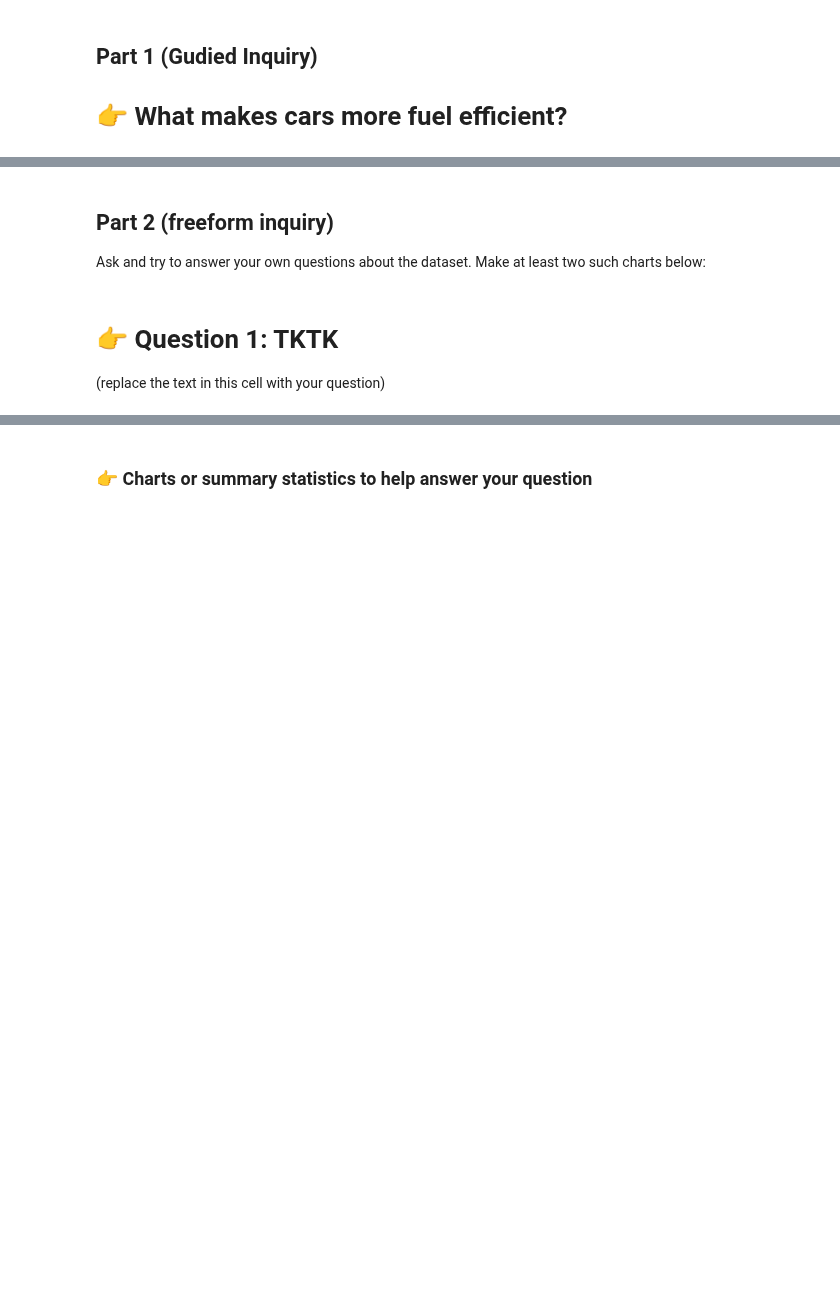
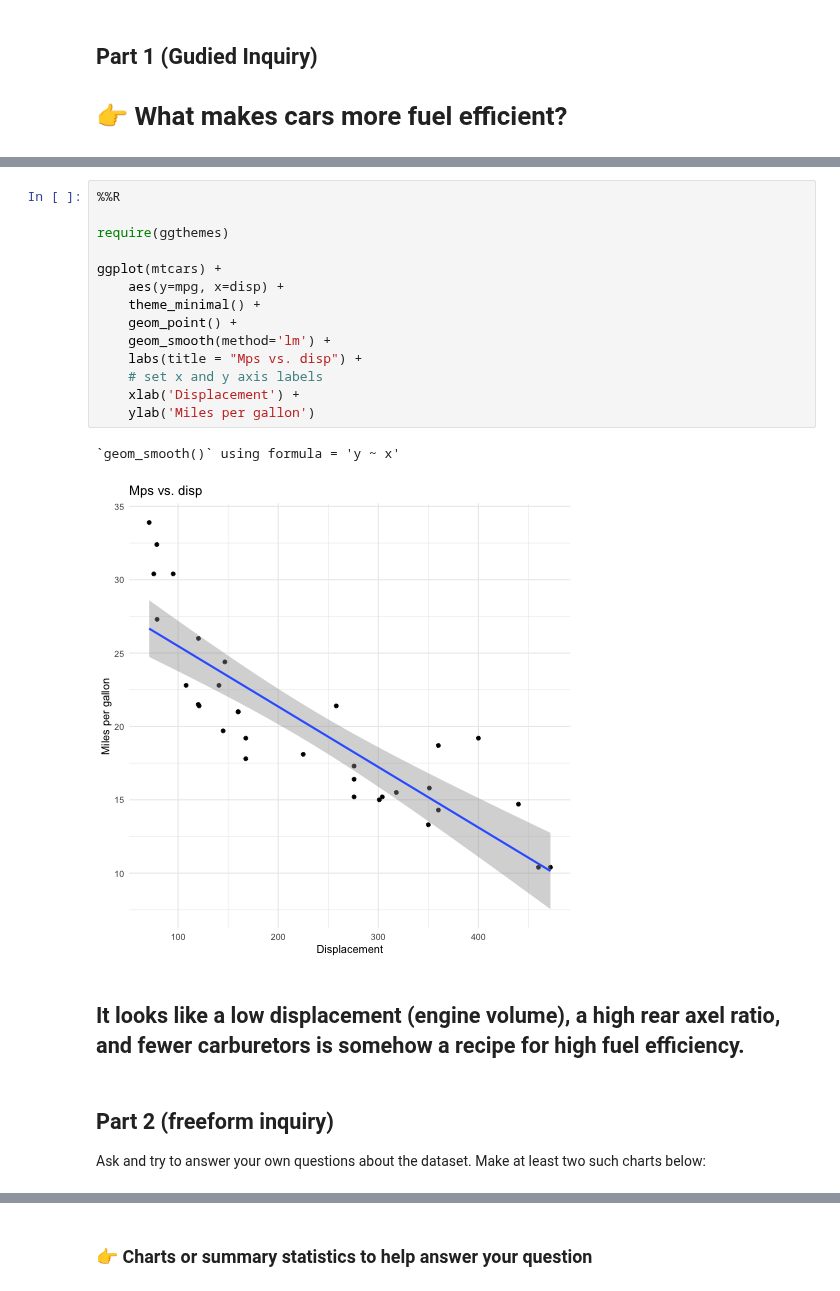
Before and after one commit to data4news-students/mtcars-exploratory-jakeneenan, a Jupyter notebook: notebook.ipynb, the cells around one changed output, grey strips where cells are left out. Saved outputs shown, nothing was run; the diff lists cells and outputs as text; blank space fills up the shorter version.

```diff
--- a/notebook.ipynb
+++ b/notebook.ipynb
@@ -220,7 +262,22 @@ ggplot(mtcars) +
+# %%
+%%R
+
+require(ggthemes)
+
+ggplot(mtcars) +
+    aes(y=mpg, x=disp) +
+    theme_minimal() +
+    geom_point() +
+    geom_smooth(method='lm') +
+    labs(title = "Mps vs. disp") +
+    # set x and y axis labels
+    xlab('Displacement') +
+    ylab('Miles per gallon')
+# %% [output]
+`geom_smooth()` using formula = 'y ~ x'
+[figure, added]
+# %% [markdown]
+## It looks like a low displacement (engine volume), a high rear axel ratio, and fewer carburetors is somehow a recipe for high fuel efficiency.
 # %% [markdown]
 ## Part 2 (freeform inquiry)
 Ask and try to answer your own questions about the dataset. Make at least two such charts below:
-# %% [markdown]
-# 👉 Question 1: TKTK
-
-(replace the text in this cell with your question)
```
Also changed, not shown: parts of 14 cells of this notebook.
